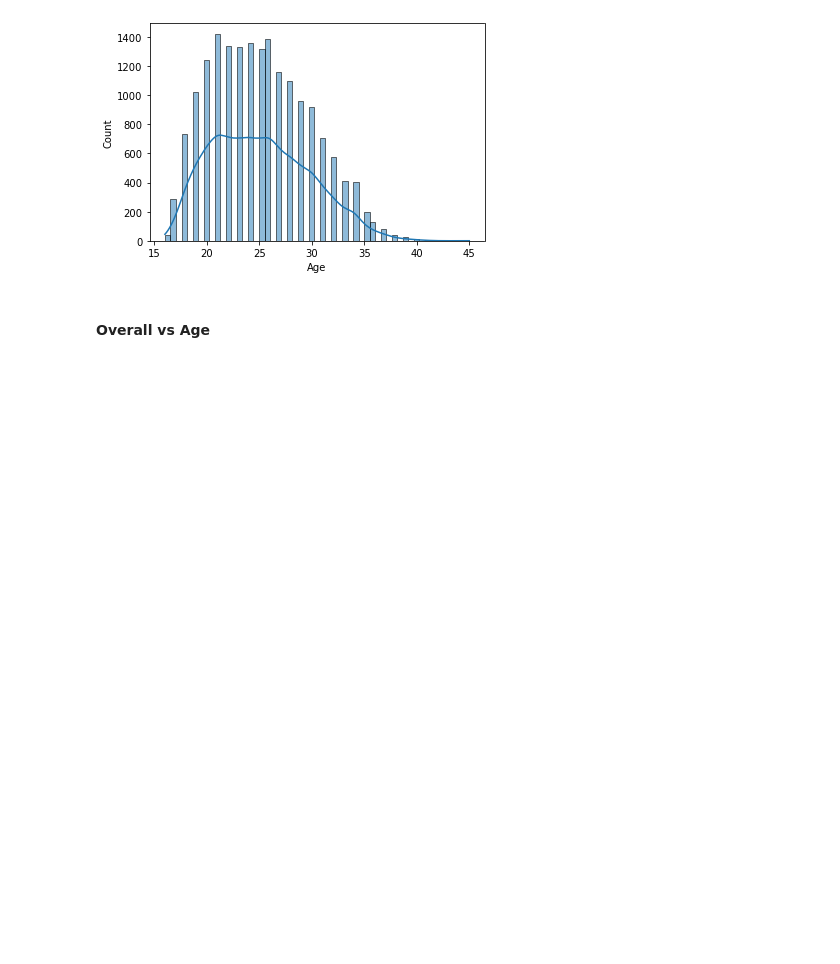
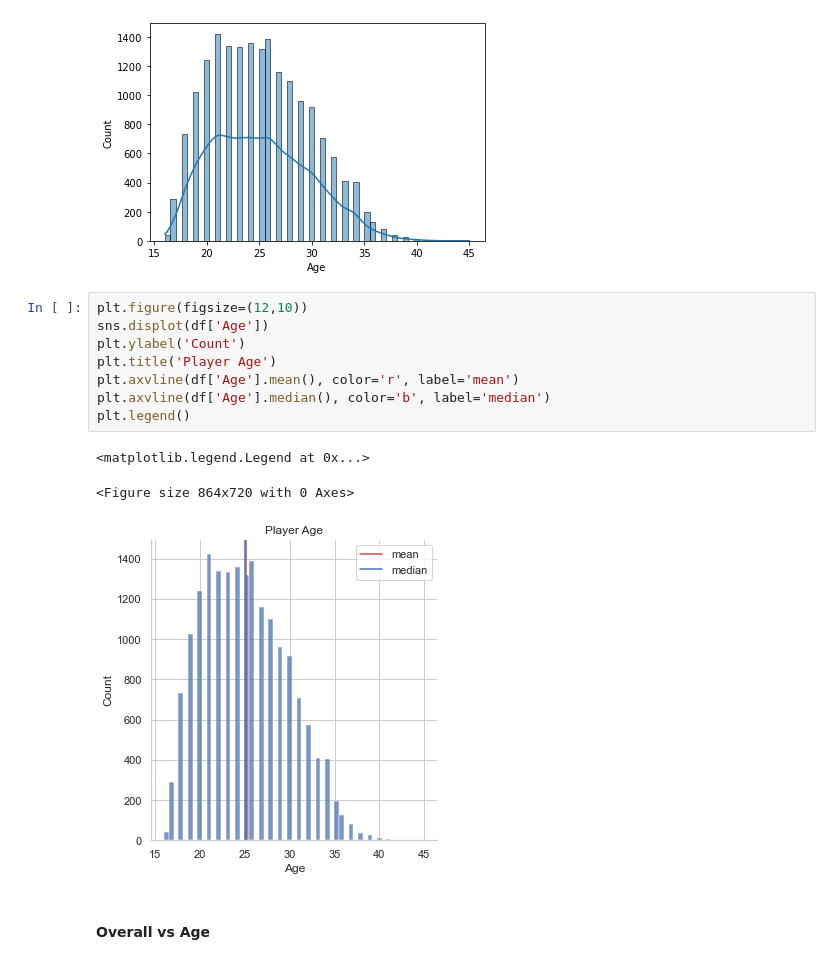
Before and after one commit to edwardedishire/Capstone-Project, a Jupyter notebook: code/Ed Capstone.ipynb, the cells around one changed output. Cells and saved outputs as stored; diff of their text form; blank space fills up the shorter version.

```diff
--- a/code/Ed Capstone.ipynb
+++ b/code/Ed Capstone.ipynb
@@ -146,6 +141,18 @@ sns.histplot(df, x="Age", kde=True)
 # %% [output]
 <AxesSubplot:xlabel='Age', ylabel='Count'>
 [figure]
+# %%
+plt.figure(figsize=(12,10))
+sns.displot(df['Age'])
+plt.ylabel('Count')
+plt.title('Player Age')
+plt.axvline(df['Age'].mean(), color='r', label='mean')
+plt.axvline(df['Age'].median(), color='b', label='median')
+plt.legend()
+# %% [output]
+<matplotlib.legend.Legend at 0x...>
+<Figure size 864x720 with 0 Axes>
+[figure, added]
 # %% [markdown]
 #### Overall vs Age
 # %%
```
Also changed, not shown: parts of 11 cells of this notebook.
